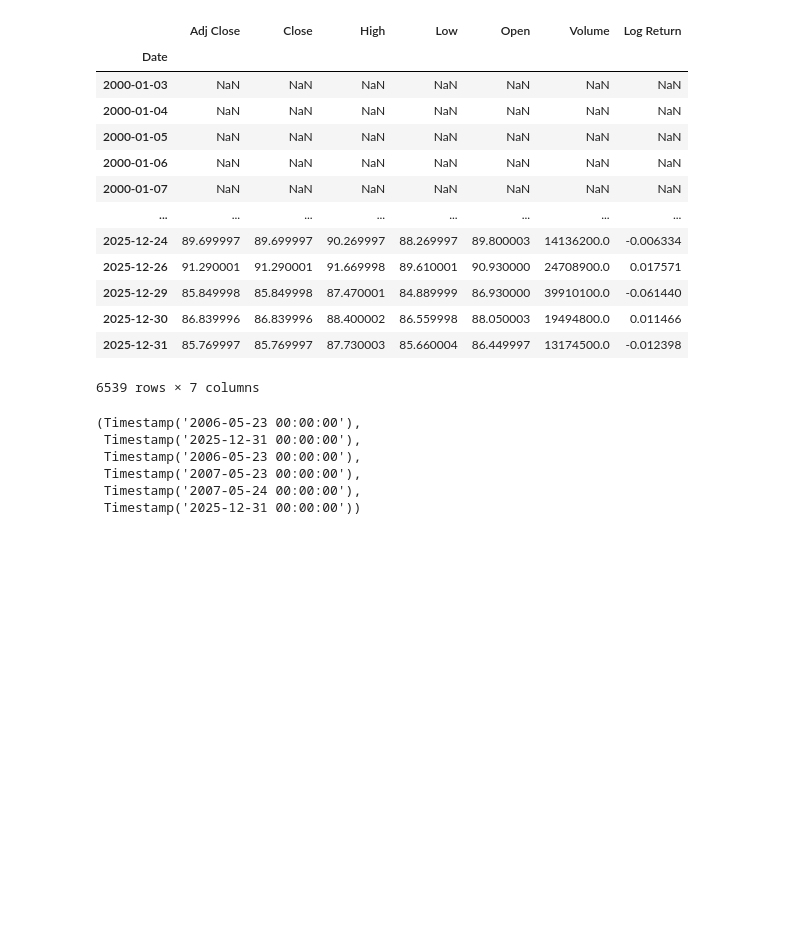
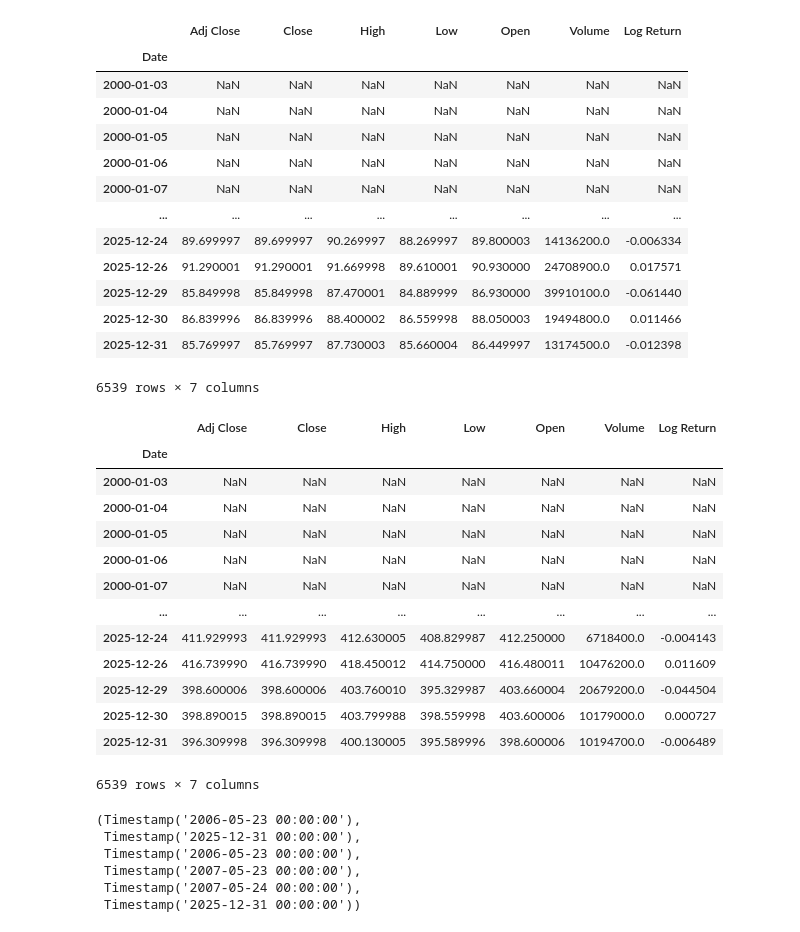
Before and after one commit to dhu23/alchemy, a Jupyter notebook: research/gdx_gdl.ipynb, the cells around one changed output. Saved outputs shown, nothing was run; the diff lists cells and outputs as text; code cells hidden in the pictures; blank space fills up the shorter version.

```diff
--- a/research/gdx_gdl.ipynb
+++ b/research/gdx_gdl.ipynb
@@ -58,6 +58,23 @@ gdx
 | 2025-12-30 | 86.839996 | 86.839996 | 88.400002 | 86.559998 | 88.050003 | 19494800.0 | 0.011466 |
 | 2025-12-31 | 85.769997 | 85.769997 | 87.730003 | 85.660004 | 86.449997 | 13174500.0 | -0.012398 |
 6539 rows × 7 columns
+# %%
+gld
+# %% [output]
+|  | Adj Close | Close | High | Low | Open | Volume | Log Return |
+| Date |  |  |  |  |  |  |  |
+| 2000-01-03 | NaN | NaN | NaN | NaN | NaN | NaN | NaN |
+| 2000-01-04 | NaN | NaN | NaN | NaN | NaN | NaN | NaN |
+| 2000-01-05 | NaN | NaN | NaN | NaN | NaN | NaN | NaN |
+| 2000-01-06 | NaN | NaN | NaN | NaN | NaN | NaN | NaN |
+| 2000-01-07 | NaN | NaN | NaN | NaN | NaN | NaN | NaN |
+| ... | ... | ... | ... | ... | ... | ... | ... |
+| 2025-12-24 | 411.929993 | 411.929993 | 412.630005 | 408.829987 | 412.250000 | 6718400.0 | -0.004143 |
+| 2025-12-26 | 416.739990 | 416.739990 | 418.450012 | 414.750000 | 416.480011 | 10476200.0 | 0.011609 |
+| 2025-12-29 | 398.600006 | 398.600006 | 403.760010 | 395.329987 | 403.660004 | 20679200.0 | -0.044504 |
+| 2025-12-30 | 398.890015 | 398.890015 | 403.799988 | 398.559998 | 403.600006 | 10179000.0 | 0.000727 |
+| 2025-12-31 | 396.309998 | 396.309998 | 400.130005 | 395.589996 | 398.600006 | 10194700.0 | -0.006489 |
+6539 rows × 7 columns
 # %%
 start_time = max(gdx.dropna().index[0], gld.dropna().index[0])
 end_time = min(gdx.dropna().index[-1], gld.dropna().index[-1])
```
Also changed, not shown: parts of 15 cells of this notebook.
